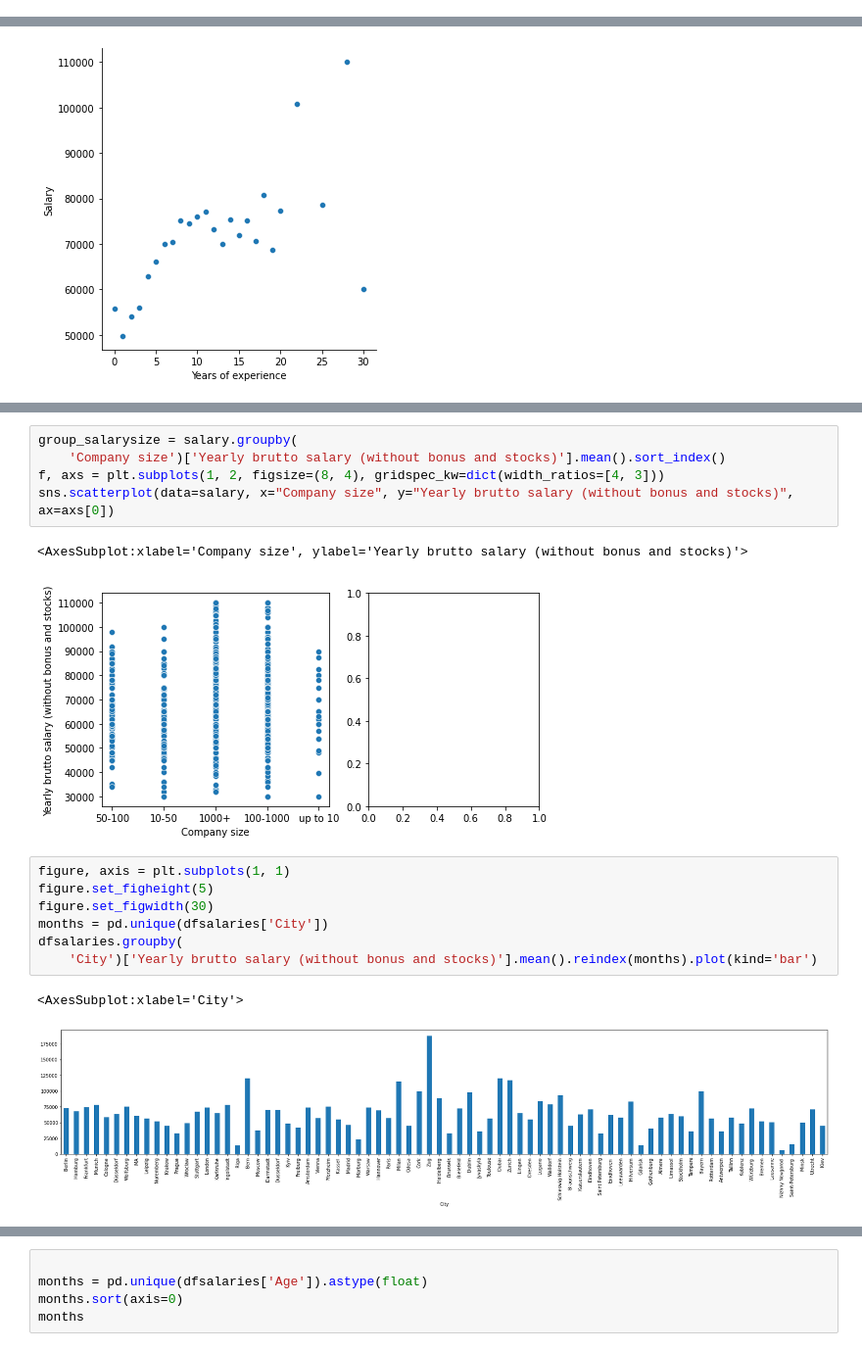
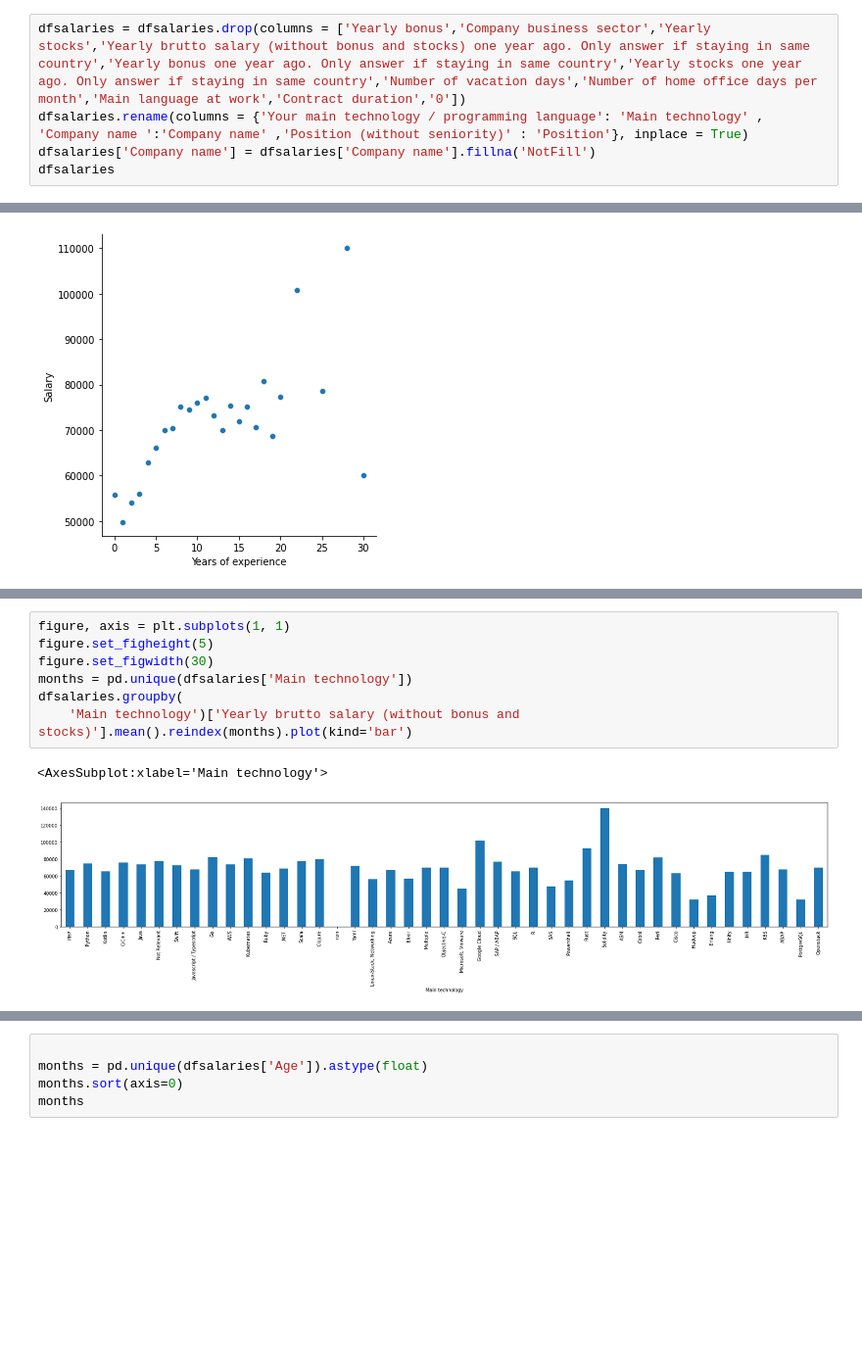
Before and after one commit to PVCuong2001/GK_KHDL, a Jupyter notebook: Bai2.ipynb, the cells around one changed output, grey strips where cells are left out. Shown at 98% size. Drawn from its saved outputs; the diff is of its cells as text; blank space fills up the shorter version.

```diff
--- a/Bai2.ipynb
+++ b/Bai2.ipynb
@@ -245,0 +38,5 @@ g = sns.relplot(data=tips, x="Age", y="Salary")
+# %%
+dfsalaries = dfsalaries.drop(columns = ['Yearly bonus','Company business sector','Yearly stocks','Yearly brutto salary (without bonus and stocks) one year ago. Only answer if staying in same country','Yearly bonus one year ago. Only answer if staying in same country','Yearly stocks one year ago. Only answer if staying in same country','Number of vacation days','Number of home office days per month','Main language at work','Сontract duration','0'])
+dfsalaries.rename(columns = {'Your main technology / programming language': 'Main technology' , 'Company name ':'Company name' ,'Position (without seniority)' : 'Position'}, inplace = True)
+dfsalaries['Company name'] = dfsalaries['Company name'].fillna('NotFill')
+dfsalaries
@@ -362,18 +393,10 @@ city_comsize
-# %%
-group_salarysize = salary.groupby(
-    'Company size')['Yearly brutto salary (without bonus and stocks)'].mean().sort_index()
-f, axs = plt.subplots(1, 2, figsize=(8, 4), gridspec_kw=dict(width_ratios=[4, 3]))
-sns.scatterplot(data=salary, x="Company size", y="Yearly brutto salary (without bonus and stocks)", ax=axs[0])
-# %% [output]
-<AxesSubplot:xlabel='Company size', ylabel='Yearly brutto salary (without bonus and stocks)'>
-[figure, removed]
 # %%
 figure, axis = plt.subplots(1, 1)
 figure.set_figheight(5)
 figure.set_figwidth(30)
-months = pd.unique(dfsalaries['City'])
+months = pd.unique(dfsalaries['Main technology'])
 dfsalaries.groupby(
-    'City')['Yearly brutto salary (without bonus and stocks)'].mean().reindex(months).plot(kind='bar')
+    'Main technology')['Yearly brutto salary (without bonus and stocks)'].mean().reindex(months).plot(kind='bar')
 # %% [output]
-<AxesSubplot:xlabel='City'>
+<AxesSubplot:xlabel='Main technology'>
-[figure, old version]
+[figure, new version]
```
Also changed, not shown: parts of 61 cells of this notebook, 3 other files.
